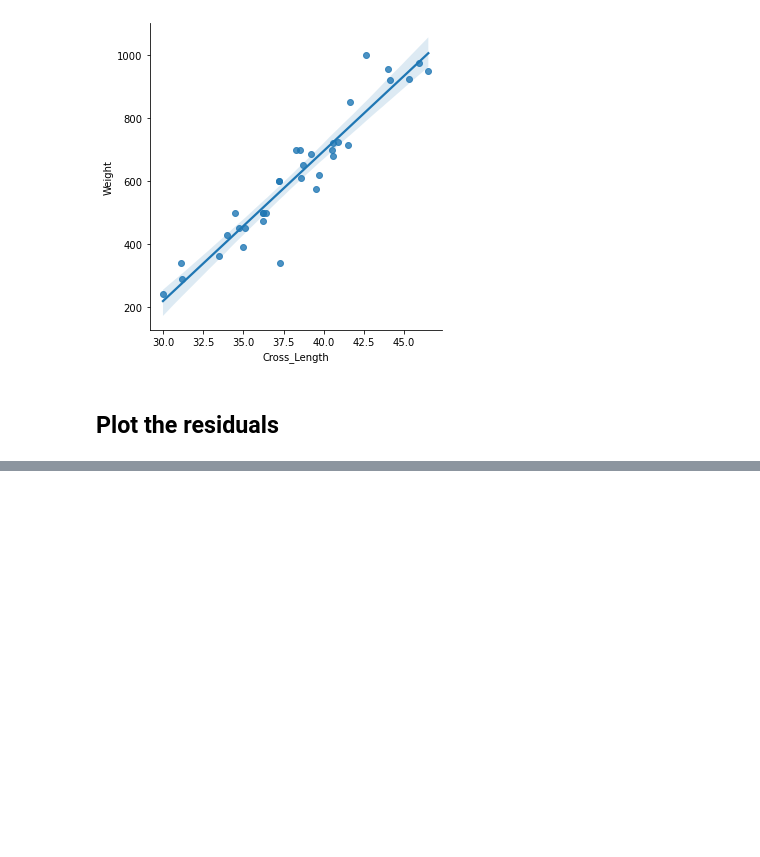
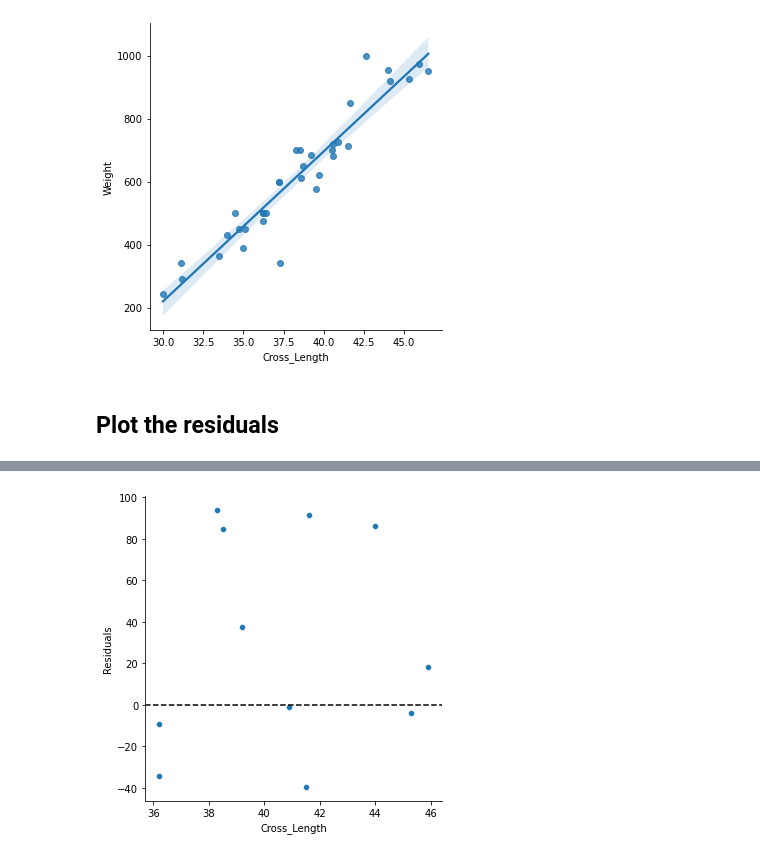
Before and after one commit to TJ-Mothokho/Murach-s-Python-for-Data-Analysis, a Jupyter notebook: Chapter 10/ex_10-1_fish.ipynb, the cells around one changed output, grey strips where cells are left out. Saved outputs shown, nothing was run; the diff lists cells and outputs as text; code cells hidden in the pictures; blank space fills up the shorter version.

```diff
--- a/Chapter 10/ex_10-1_fish.ipynb
+++ b/Chapter 10/ex_10-1_fish.ipynb
@@ -163,3 +172,4 @@ sns.lmplot(data=bream, x='Cross_Length', y='Weight')
 # %%
 # calculate the residuals and store them in a column
-# Predicted - Actualui
+combined['Residuals'] = combined['Weight'] - combined['Weight_Predicted']
+combined.head()
@@ -168,3 +183,12 @@ sns.lmplot(data=bream, x='Cross_Length', y='Weight')
+# %%
+# use relplot() to create a scatterplot for the residuals
+g = sns.relplot(data=combined, x='Cross_Length', y='Residuals')
+
+# add a horizontal line at y=0 to the plot
+for ax in g.axes.flat:
+    ax.axhline(0, color='black', ls='--')
+# %% [output]
+[figure, added]
 # %%
 # use residplot() to produce a similar result
 # NOTE: use the DataFrame named bream with this method
```
Also changed, not shown: parts of 4 cells of this notebook.
